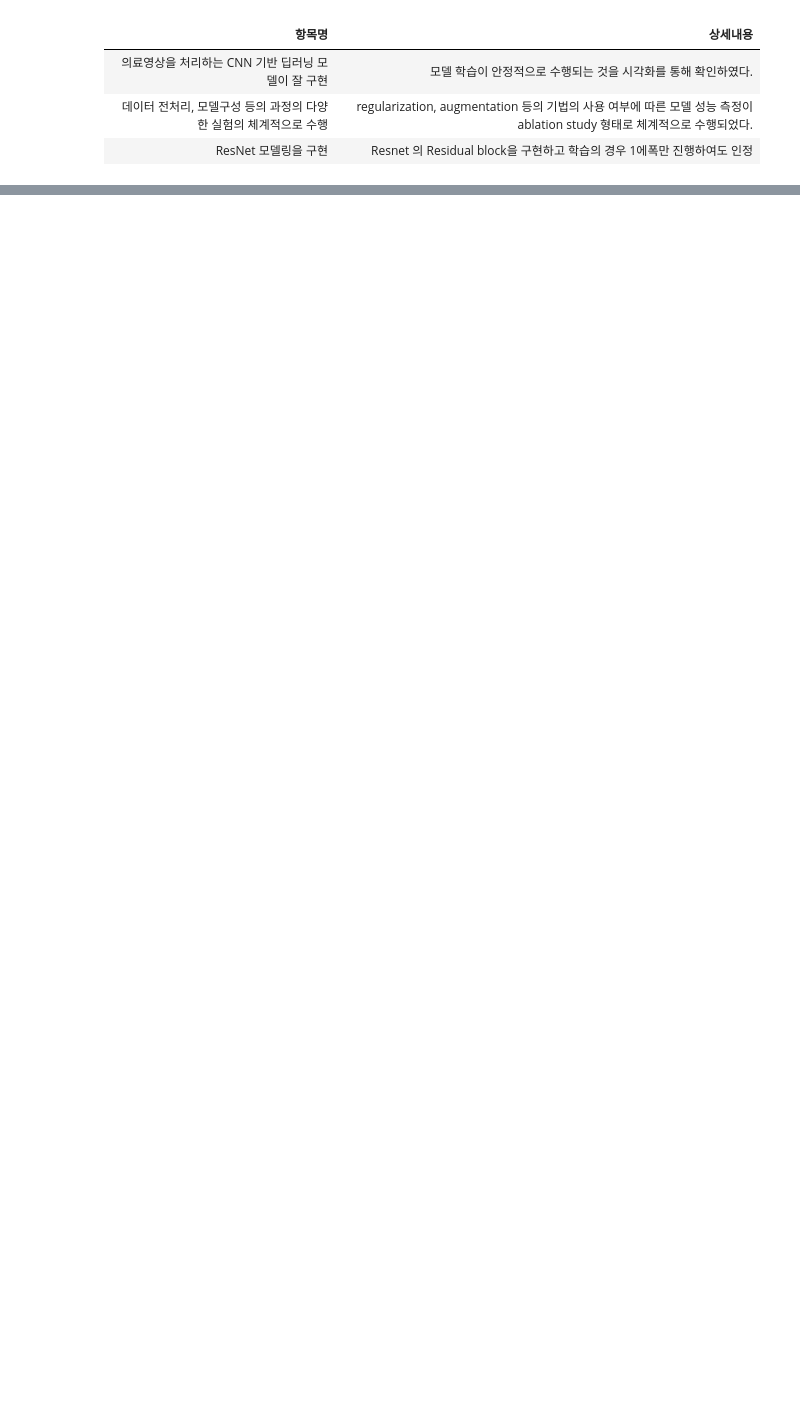
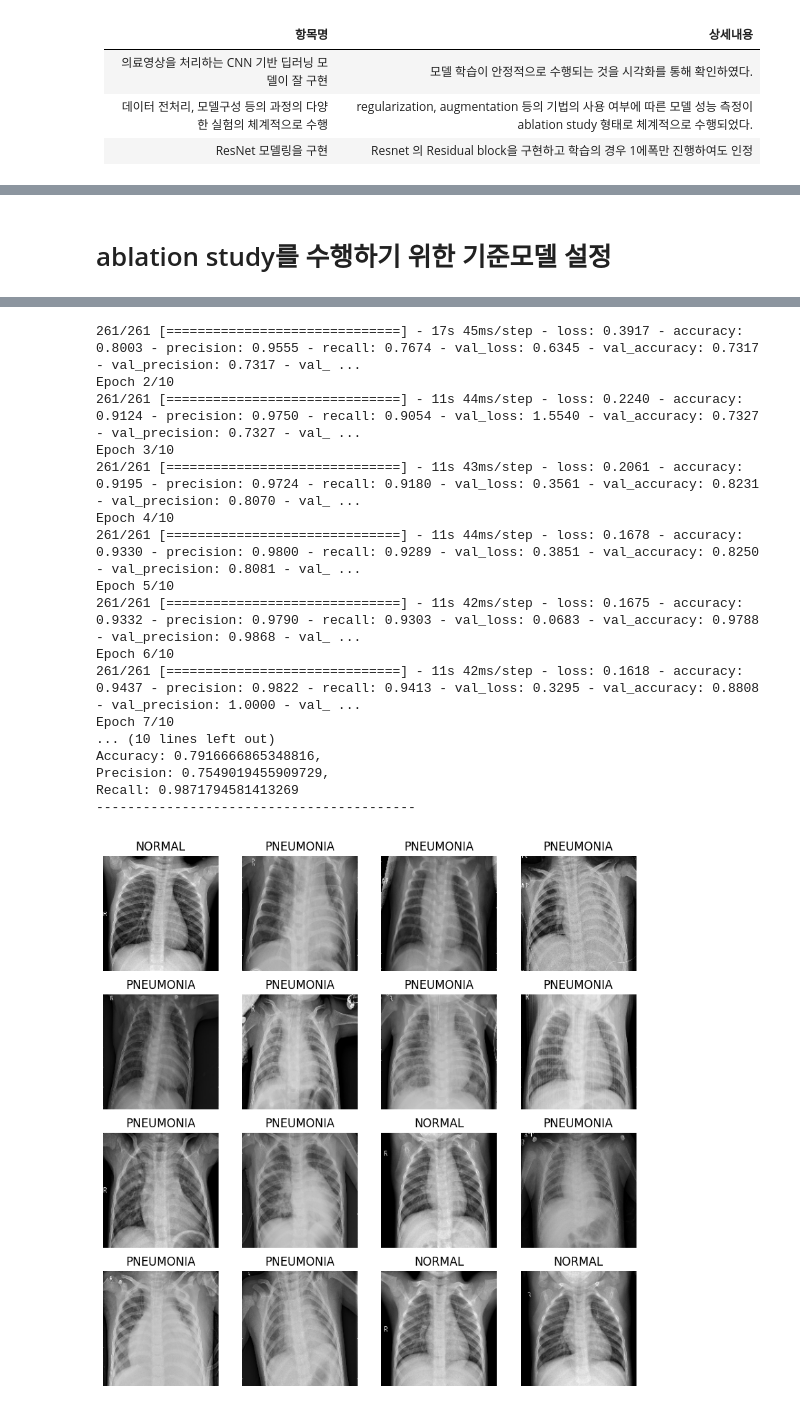
Before and after one commit to dudnjsckrgo/aiffel_quest, a Jupyter notebook: MainQuest01/main.ipynb, the cells around one changed output, grey strips where cells are left out. Cells and saved outputs as stored; diff of their text form; code cells hidden in the pictures; blank space fills up the shorter version.

```diff
--- a/MainQuest01/main.ipynb
+++ b/MainQuest01/main.ipynb
@@ -45,0 +36,10 @@ To enable the following instructions: AVX2 AVX_VNNI FMA, in other operations, re
+# %%
+# 데이터 로드할 때 빠르게 로드할 수 있도록하는 설정 변수
+AUTOTUNE = tf.data.experimental.AUTOTUNE
+# X-RAY 이미지 사이즈 변수
+IMAGE_SIZE = [180, 180]
+
+# 데이터 경로 변수
+TRAIN_PATH =  'data/train/*/*' # *은 모든 디렉토리와 파일을 의미합니다.
+VAL_PATH =  'data/val/*/*'
+TEST_PATH =  'data/test/*/*'
@@ -45,0 +48,6 @@ To enable the following instructions: AVX2 AVX_VNNI FMA, in other operations, re
+# %%
+# 프로젝트를 진행할 때 아래 두 변수를 변경해보세요
+BATCH_SIZE = 16
+EPOCHS = 10
+# %% [markdown]
+# ablation study를 수행하기 위한 기준모델 설정
@@ -45,0 +275,10 @@ To enable the following instructions: AVX2 AVX_VNNI FMA, in other operations, re
+# %%
+# PneumoniaDetectionModel 클래스의 인스턴스 생성
+model = PneumoniaDetectionModel()
+# 모델 훈련
+history = model.train()
+# 훈련 과정의 결과 (정확도, 손실 등) 시각화
+model.show_graph(history)
+# 테스트 데이터에 대한 모델 평가
+test_results = model.evaluate()
+# %% [output]
@@ -45,0 +303,18 @@ To enable the following instructions: AVX2 AVX_VNNI FMA, in other operations, re
+261/261 [==============================] - 17s 45ms/step - loss: 0.3917 - accuracy: 0.8003 - precision: 0.9555 - recall: 0.7674 - val_loss: 0.6345 - val_accuracy: 0.7317 - val_precision: 0.7317 - val_ ...
+Epoch 2/10
+261/261 [==============================] - 11s 44ms/step - loss: 0.2240 - accuracy: 0.9124 - precision: 0.9750 - recall: 0.9054 - val_loss: 1.5540 - val_accuracy: 0.7327 - val_precision: 0.7327 - val_ ...
+Epoch 3/10
+261/261 [==============================] - 11s 43ms/step - loss: 0.2061 - accuracy: 0.9195 - precision: 0.9724 - recall: 0.9180 - val_loss: 0.3561 - val_accuracy: 0.8231 - val_precision: 0.8070 - val_ ...
+Epoch 4/10
+261/261 [==============================] - 11s 44ms/step - loss: 0.1678 - accuracy: 0.9330 - precision: 0.9800 - recall: 0.9289 - val_loss: 0.3851 - val_accuracy: 0.8250 - val_precision: 0.8081 - val_ ...
+Epoch 5/10
+261/261 [==============================] - 11s 42ms/step - loss: 0.1675 - accuracy: 0.9332 - precision: 0.9790 - recall: 0.9303 - val_loss: 0.0683 - val_accuracy: 0.9788 - val_precision: 0.9868 - val_ ...
+Epoch 6/10
+261/261 [==============================] - 11s 42ms/step - loss: 0.1618 - accuracy: 0.9437 - precision: 0.9822 - recall: 0.9413 - val_loss: 0.3295 - val_accuracy: 0.8808 - val_precision: 1.0000 - val_ ...
+Epoch 7/10
+... (10 lines left out)
+Accuracy: 0.7916666865348816,
+Precision: 0.7549019455909729,
+Recall: 0.9871794581413269
+-----------------------------------------
+[figure, added]
```
Also changed, not shown: parts of 45 cells of this notebook, 1 other file.
